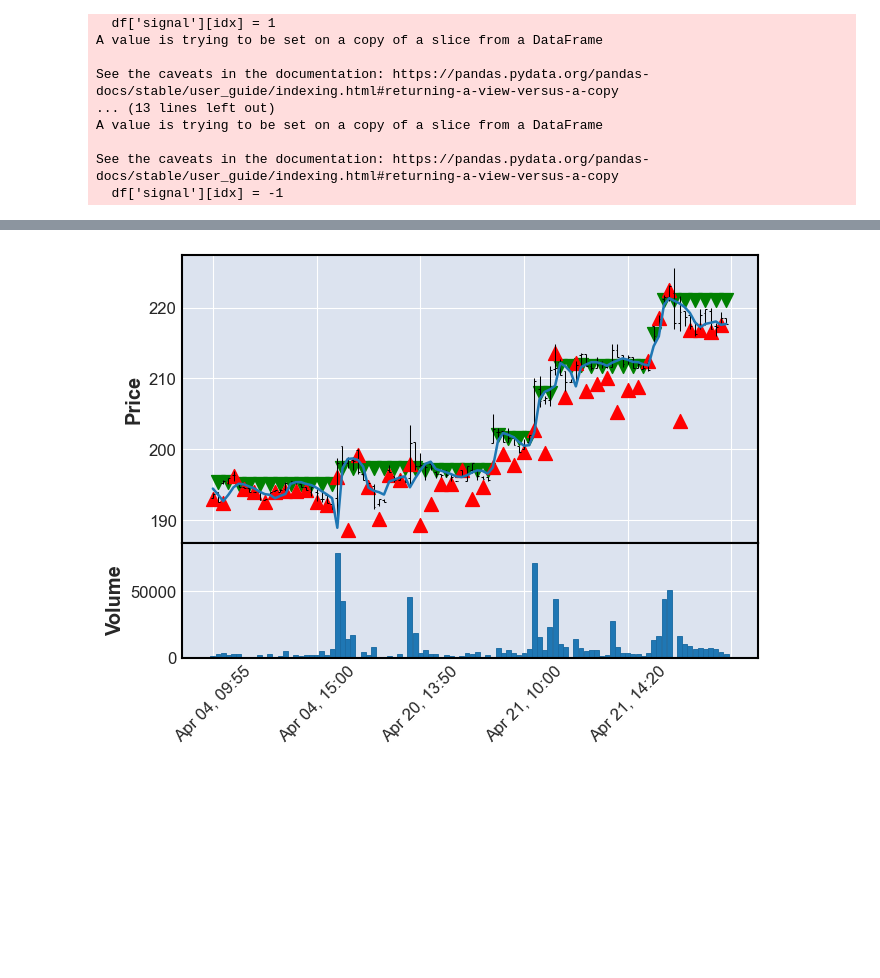
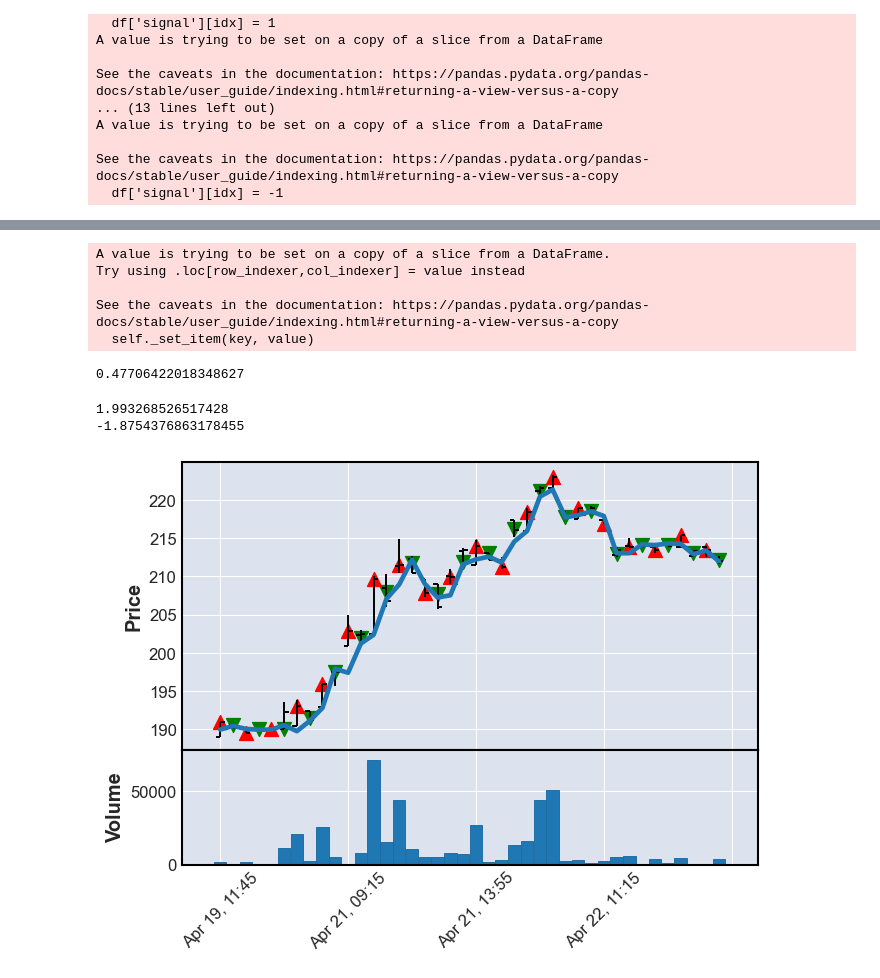
Before and after one commit to tyagiprince2010/algo-trading, a Jupyter notebook: 5ema.ipynb, the cells around one changed output, grey strips where cells are left out. Cells and saved outputs as stored; diff of their text form; code cells hidden in the pictures; blank space fills up the shorter version.

```diff
--- a/5ema.ipynb
+++ b/5ema.ipynb
@@ -73,19 +73,22 @@ for idx in df.index:
             entry_candle_index = idx
 
     else:
+        # we are closing the trade at closing price of the candle
         # if we are in a trade
         # either we hit SL
         if df['High'][idx] >= buy_price + length_of_signal_candle:
-            df['sell_price'][idx] = buy_price + length_of_signal_candle
+            df['sell_price'][idx] = df['Close'][idx] # buy_price + length_of_signal_candle -> when SL is touched...
             df['signal'][idx] = -1
             length_of_signal_candle = -1
             buy_price = -1
+            entry_candle_index = -1
             in_trade = False
         # or we hit the target.
-        elif df['Low'][idx] >= buy_price - 2 * length_of_signal_candle:
-            df['sell_price'][idx] = buy_price - 2 * length_of_signal_candle
+        elif df['Low'][idx] <= buy_price - 2 * length_of_signal_candle:
+            df['sell_price'][idx] = df['Close'][idx] # buy_price - 2 * length_of_signal_candle  -> same as above
             df['signal'][idx] = -1
             length_of_signal_candle = -1
+            entry_candle_index = -1
             buy_price = -1
             in_trade = False
 # %% [output]
@@ -145,0 +145,9 @@ See the caveats in the documentation: https://pandas.pydata.org/pandas-docs/stab
+# %%
+# because this is a shorting trade.
+tradesdf['pnl'] = tradesdf.buy_price.shift(1) - tradesdf.sell_price
+# %% [output]
+A value is trying to be set on a copy of a slice from a DataFrame.
+Try using .loc[row_indexer,col_indexer] = value instead
+
+See the caveats in the documentation: https://pandas.pydata.org/pandas-docs/stable/user_guide/indexing.html#returning-a-view-versus-a-copy
+  self._set_item(key, value)
@@ -146,17 +156,32 @@ See the caveats in the documentation: https://pandas.pydata.org/pandas-docs/stab
+# %%
+winning_trades = tradesdf[tradesdf.pnl > 0]
+loosing_trades = tradesdf[tradesdf.pnl <= 0]
+winning_prob = len(winning_trades) / total_trades
+winning_prob
+# %% [output]
+0.47706422018348627
+# %%
+avg_winning_trade_pnl = winning_trades.pnl.sum() / len(winning_trades)
+print(avg_winning_trade_pnl)
+avg_loosing_trade_pnl = loosing_trades.pnl.sum() / len(loosing_trades)
+print(avg_loosing_trade_pnl)
+# %% [output]
+1.993268526517428
+-1.8754376863178455
 # %%
 import mplfinance as mpf
 
 def plot(df):
     apds = [
         mpf.make_addplot(df['5ema']),
 #         mpf.make_addplot(df['signal'] ,type='scatter', markersize=100, marker='v'),
         mpf.make_addplot(df['buy_price'] ,type='scatter', markersize=100, marker='v', color='g'),
         mpf.make_addplot(df['sell_price'] ,type='scatter', markersize=100, marker='^', color='r')
     ]
 
     mpf.plot(df, volume=True, addplot=apds)
 
 
-plot(tradesdf.tail(100))
+plot(tradesdf.tail(40))
 # %% [output]
-[figure, old version]
+[figure, new version]
```
Also changed, not shown: parts of 5 cells of this notebook.
